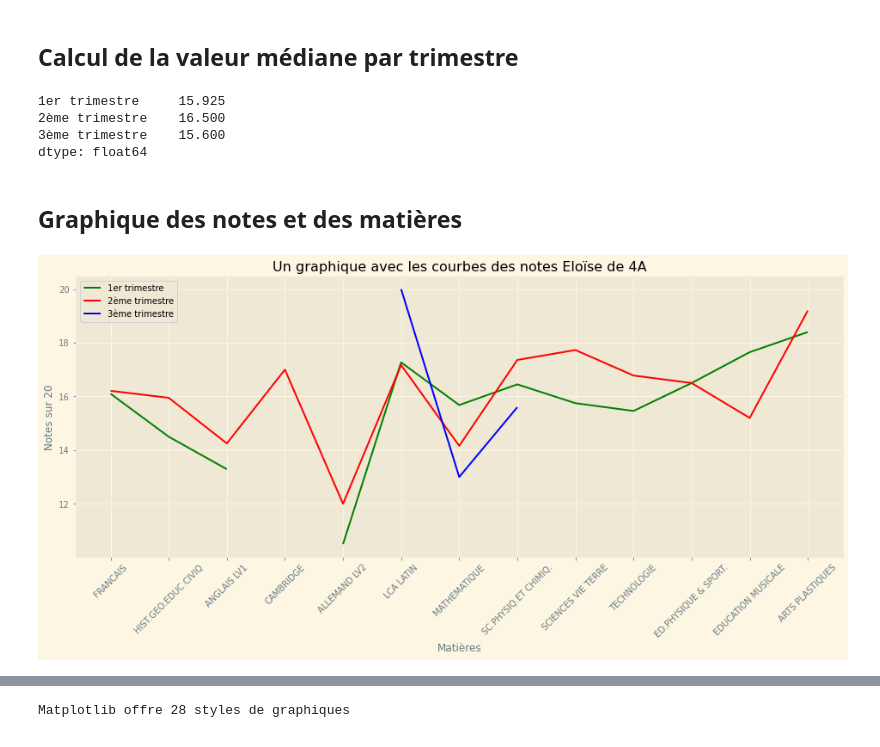
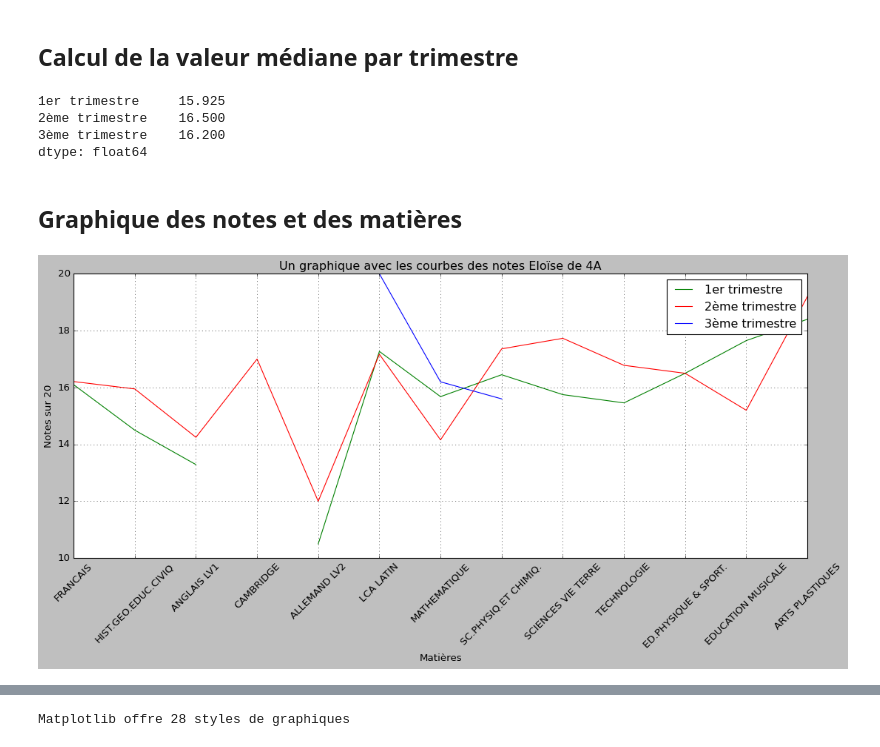
Before and after one commit to jeau-luc/python_panadas, a Jupyter notebook: Notes_Eloise.ipynb, the cells around one changed output, grey strips where cells are left out. Saved outputs shown, nothing was run; the diff lists cells and outputs as text; code cells hidden in the pictures.

```diff
--- a/Notes_Eloise.ipynb
+++ b/Notes_Eloise.ipynb
@@ -115,11 +115,11 @@ df_elo.iat[1,2] = 16.0
 # %%
 df_elo.iat[0,2]  = 18.0  # FRANCAIS
 df_elo.iat[1,2]  = None  # HIST.GEO.EDUC.CIVIQ
-df_elo.iat[2,2]  = 11    # ANGLAIS LV1
+df_elo.iat[2,2]  = 15.17    # ANGLAIS LV1
 df_elo.iat[3,2]  = None  # CAMBRIDGE
 df_elo.iat[4,2]  = None  # ALLEMAND LV2
 df_elo.iat[5,2]  = 20    # LCA LATIN
-df_elo.iat[6,2]  = 13    # MATHEMATIQUE
+df_elo.iat[6,2]  = 16.2    # MATHEMATIQUE
 df_elo.iat[7,2]  = 15.6  # SC.PHYSIQ.ET CHIMIQ.
 df_elo.iat[8,2]  = None  # SCIENCES VIE TERRE
 df_elo.iat[9,2]  = None  # TECHNOLOGIE
@@ -177,22 +177,26 @@ df_elo.median( skipna = True )
 # %% [output]
 1er trimestre     15.925
 2ème trimestre    16.500
-3ème trimestre    15.600
+3ème trimestre    16.200
 dtype: float64
 # %% [markdown]
 ## Graphique des notes et des matières
 # %%
-plt.style.use('Solarize_Light2')
-#plt.style.use('grayscale')
+#plt.style.use('Solarize_Light2')
+#plt.style.use('classic')
+plt.style.use('grayscale')
 plt.figure(figsize=(16,6))
 plt.plot(matiere,df_elo['1er trimestre'], c = 'green', label= u"1er trimestre")
 plt.plot(matiere,df_elo['2ème trimestre'], c = 'red', label= u"2ème trimestre")
 plt.plot(matiere,df_elo['3ème trimestre'], c = 'blue', label= u"3ème trimestre")
+#plt.scatter(matiere,df_elo['1er trimestre'], c = 'green')
+#plt.scatter(matiere,df_elo['2ème trimestre'], c = 'red')
+#plt.scatter(matiere,df_elo['3ème trimestre'], c = 'blue')
 plt.xlabel('Matières') # => libellé axe x
 plt.ylabel('Notes sur 20') # => libellé axe y
 plt.title(u'Un graphique avec les courbes des notes Eloïse de 4A')  # => titre du graphique
 plt.xticks(rotation=45)
 plt.grid(True)
 plt.legend();
 # %% [output]
-[figure, old version]
+[figure, new version]
```
Also changed, not shown: parts of 14 cells of this notebook.
